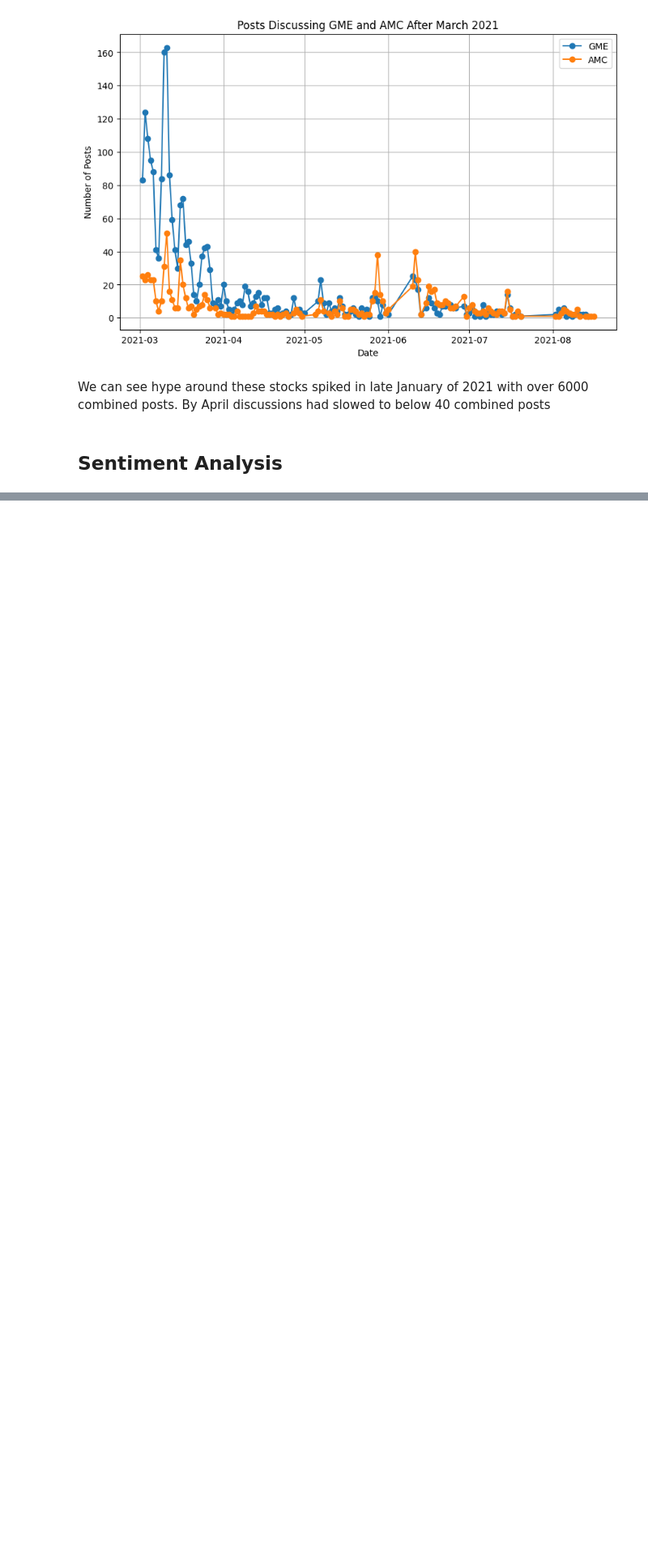
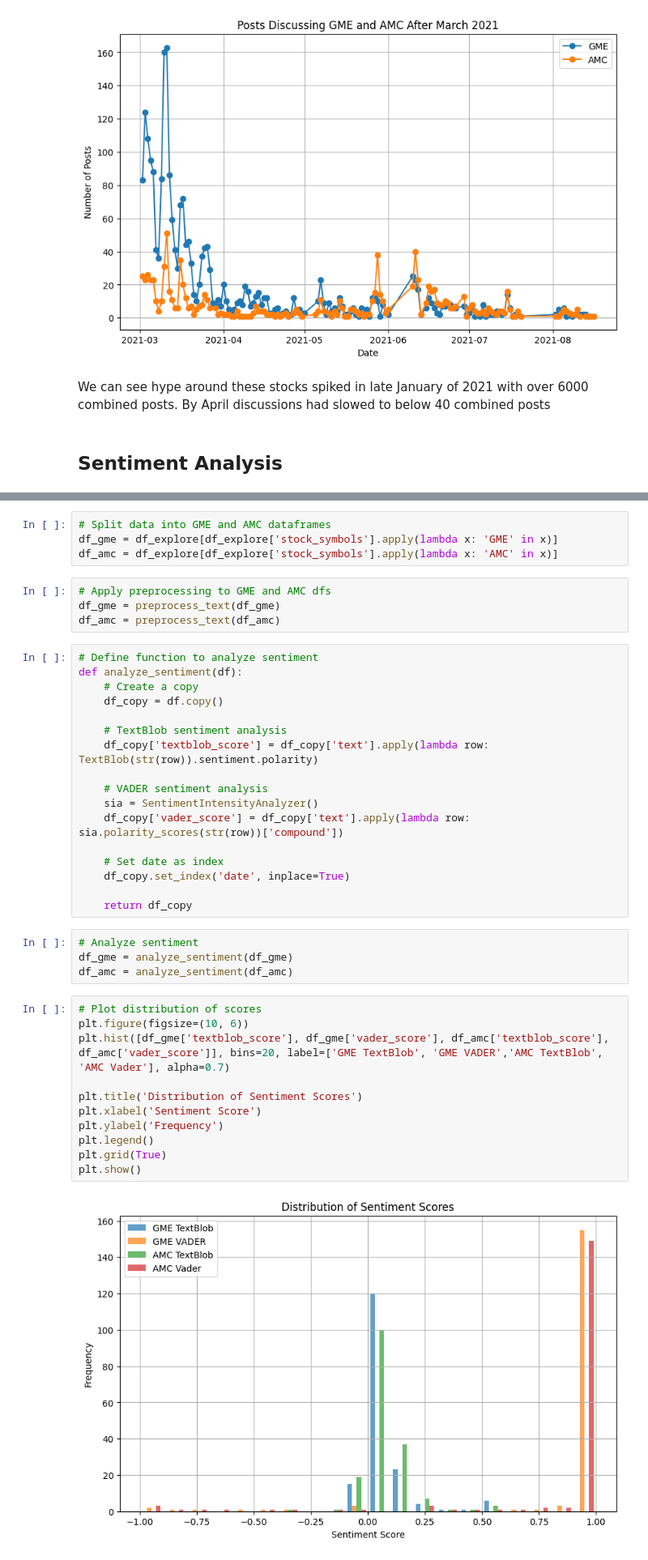
Before and after one commit to The-Dizz/WSB-Sentiment-Analysis, a Jupyter notebook: ML_Project.ipynb, the cells around one changed output, grey strips where cells are left out. Shown at 81% size. Cells and saved outputs as stored; diff of their text form; blank space fills up the shorter version.

Commit message:
added sentiment analysis and financial data

```diff
--- a/ML_Project.ipynb
+++ b/ML_Project.ipynb
@@ -317,0 +333,42 @@ def preprocess_text(text):
+# %%
+# Split data into GME and AMC dataframes
+df_gme = df_explore[df_explore['stock_symbols'].apply(lambda x: 'GME' in x)]
+df_amc = df_explore[df_explore['stock_symbols'].apply(lambda x: 'AMC' in x)]
+# %%
+# Apply preprocessing to GME and AMC dfs
+df_gme = preprocess_text(df_gme)
+df_amc = preprocess_text(df_amc)
+# %%
+# Define function to analyze sentiment
+def analyze_sentiment(df):
+    # Create a copy
+    df_copy = df.copy()
+
+    # TextBlob sentiment analysis
+    df_copy['textblob_score'] = df_copy['text'].apply(lambda row: TextBlob(str(row)).sentiment.polarity)
+
+    # VADER sentiment analysis
+    sia = SentimentIntensityAnalyzer()
+    df_copy['vader_score'] = df_copy['text'].apply(lambda row: sia.polarity_scores(str(row))['compound'])
+
+    # Set date as index
+    df_copy.set_index('date', inplace=True)
+
+    return df_copy
+# %%
+# Analyze sentiment
+df_gme = analyze_sentiment(df_gme)
+df_amc = analyze_sentiment(df_amc)
+# %%
+# Plot distribution of scores
+plt.figure(figsize=(10, 6))
+plt.hist([df_gme['textblob_score'], df_gme['vader_score'], df_amc['textblob_score'], df_amc['vader_score']], bins=20, label=['GME TextBlob', 'GME VADER','AMC TextBlob', 'AMC Vader'], alpha=0.7)
+
+plt.title('Distribution of Sentiment Scores')
+plt.xlabel('Sentiment Score')
+plt.ylabel('Frequency')
+plt.legend()
+plt.grid(True)
+plt.show()
+# %% [output]
+[figure, added]
```
Also changed, not shown: parts of 25 cells of this notebook.
